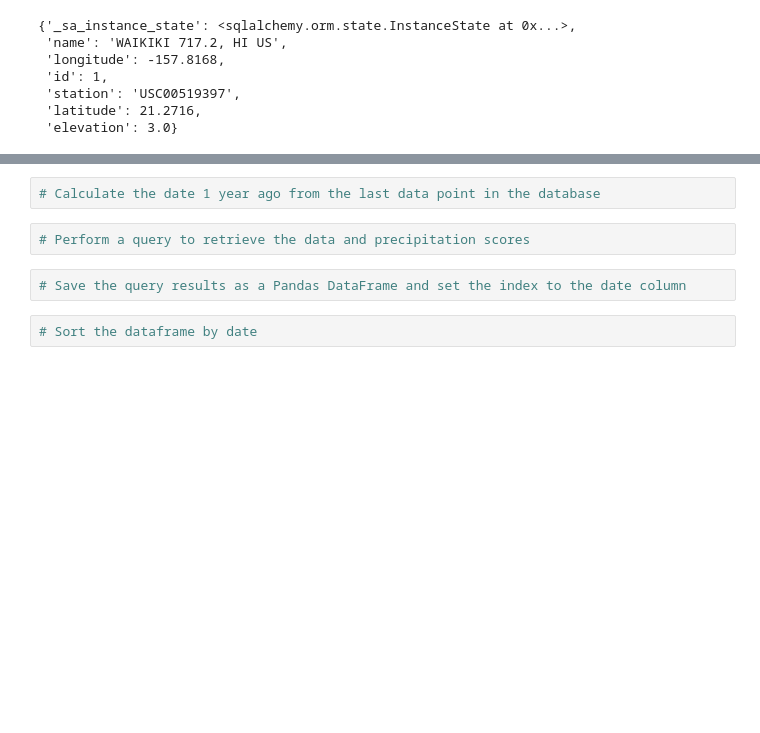
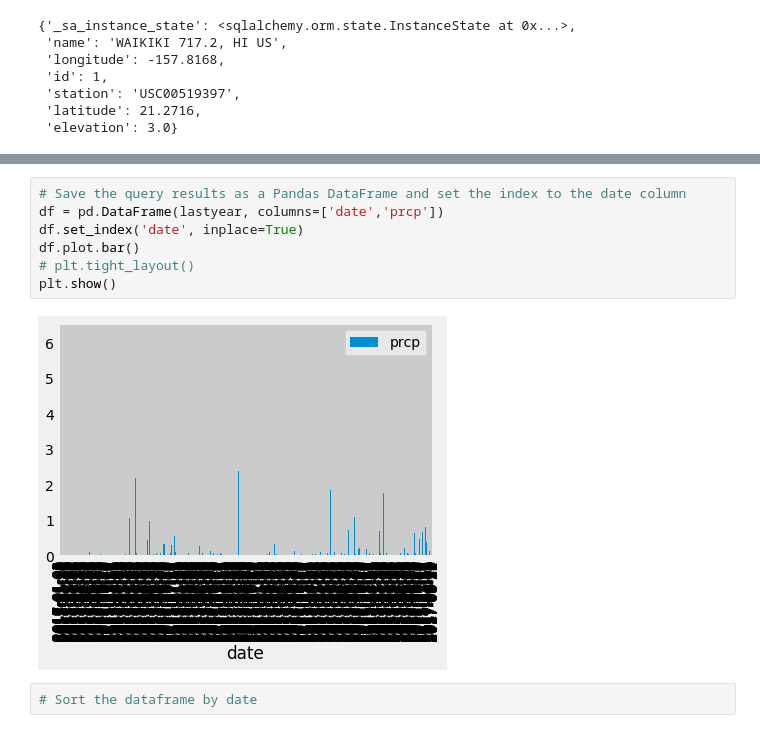
Before and after one commit to walaha2002/sqlalchemy-challenge, a Jupyter notebook: climate_starter.ipynb, the cells around one changed output, grey strips where cells are left out. Saved outputs shown, nothing was run; the diff lists cells and outputs as text; blank space fills up the shorter version.

Commit message:
- Creates unreadable bar chart

```diff
--- a/climate_starter.ipynb
+++ b/climate_starter.ipynb
@@ -110,12 +111,15 @@ lastyear
  ('2017-02-14', 0.0),
  ('2017-02-15', 0.01),
  ...]
-# %%
-# Calculate the date 1 year ago from the last data point in the database
-# %%
-# Perform a query to retrieve the data and precipitation scores
 # %%
 # Save the query results as a Pandas DataFrame and set the index to the date column
+df = pd.DataFrame(lastyear, columns=['date','prcp'])
+df.set_index('date', inplace=True)
+df.plot.bar()
+# plt.tight_layout()
+plt.show()
+# %% [output]
+[figure, added]
 # %%
 # Sort the dataframe by date
 # %%
```
Also changed, not shown: parts of 1 cell of this notebook.
